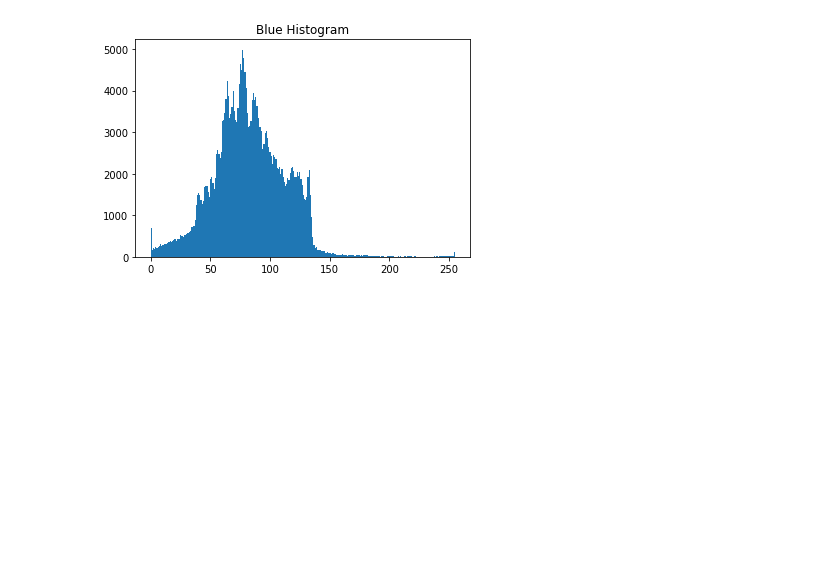
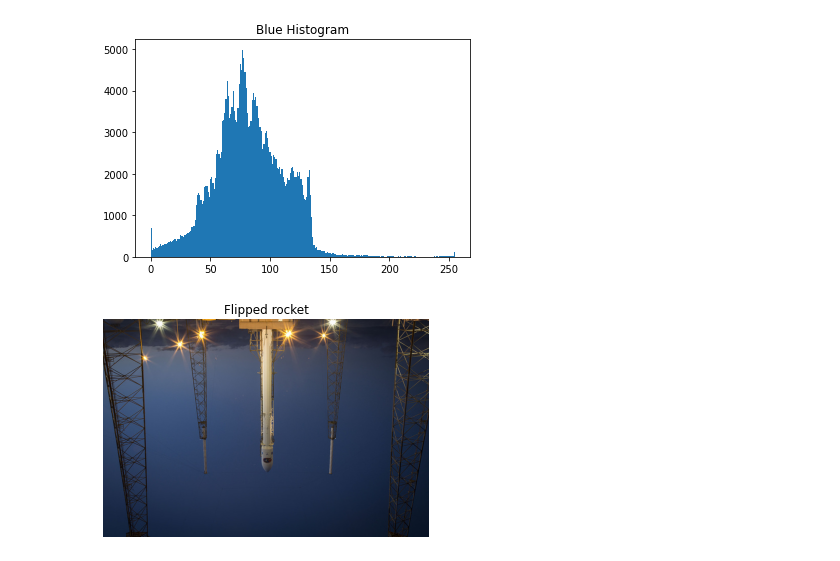
Before and after one commit to rostikmakhanko/handwritten-text-recognition, a Jupyter notebook: datacamp/image_processing_in_python.ipynb, the cells around one changed output. Drawn from its saved outputs; the diff is of its cells as text; code cells hidden in the pictures; blank space fills up the shorter version.

Commit message:
Use numpy flip

```diff
--- a/datacamp/image_processing_in_python.ipynb
+++ b/datacamp/image_processing_in_python.ipynb
@@ -34,3 +34,10 @@ plt.title('Blue Histogram')
 plt.show()
 # %% [output]
 [figure]
+# %%
+import numpy as np
+
+flipped_rocket = np.flipud(rocket)
+show_image(flipped_rocket, 'Flipped rocket')
+# %% [output]
+[figure, added]
```
